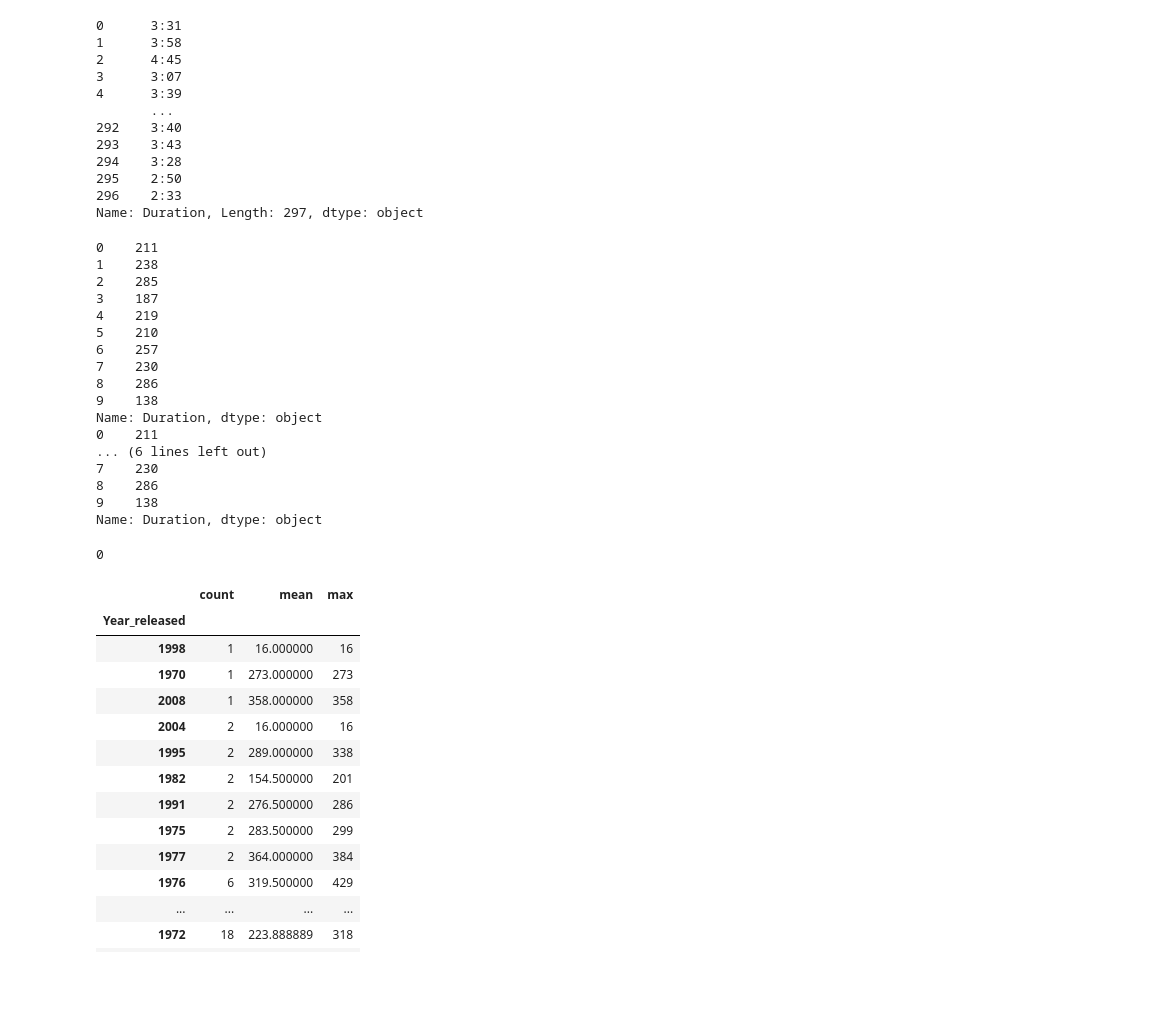
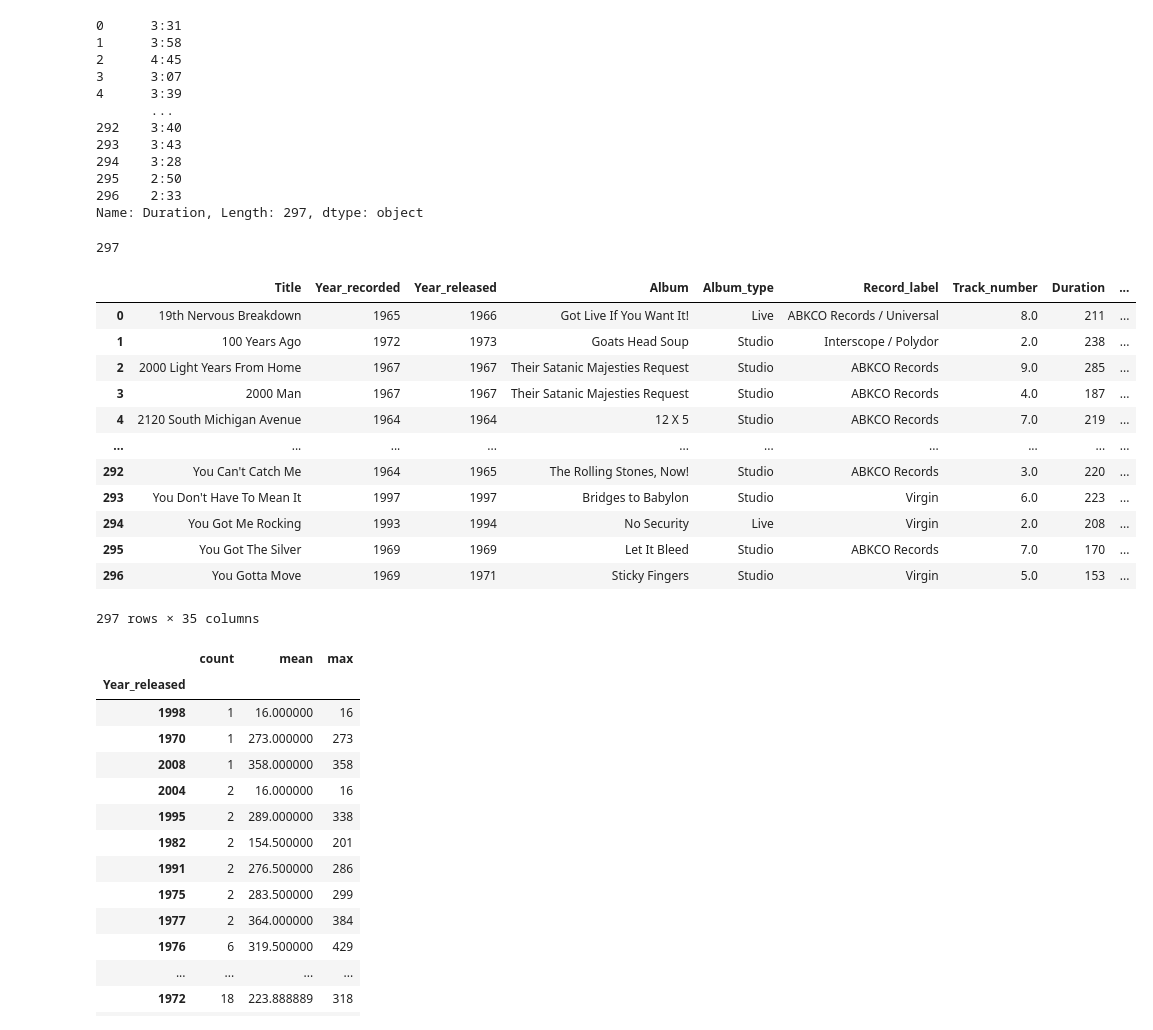
Before and after one commit to devedzic/eda_rs, a Jupyter notebook: eda.ipynb, the cells around one changed output. Drawn from its saved outputs; the diff is of its cells as text; code cells hidden in the pictures; blank space fills up the shorter version.

```diff
--- a/eda.ipynb
+++ b/eda.ipynb
@@ -556,7 +556,8 @@ display(i_iloc)
 display(songs.iloc[i_iloc, [0, 3, 7]])
 
 # Define i_loc, the index (boolean mask) to be used with loc[]
-i_loc = songs.Duration.isna() > 0
+i_loc = songs.Duration.isna()       # to understand this better, try also e.g. i_loc = songs.Title.isna()
+                                    # (Title has no NaNs)
 display(songs.loc[i_loc, ['Title', 'Album', 'Duration']])
 
 # display(songs.loc[i_loc.index, ['Title', 'Album']])
@@ -746,46 +747,40 @@ songs.Duration
 295    2:50
 296    2:33
 Name: Duration, Length: 297, dtype: object
-# %%
-# Convert Duration to int
-
-# songs.Duration
-# songs.Duration[:10]
-# songs[:10]
-
-# duration = songs.Duration.copy()
-# duration[:10]
-# print(duration[0].split(':'))
-
-duration = songs.Duration.copy()
-for i in range(len(duration)):
-    duration[i] = int(duration[i].split(':')[0]) * 60 + int(duration[i].split(':')[1])
-print(duration[:10])
-songs.Duration = duration
-print(songs.Duration[:10])
-songs.Duration.isna().sum()
-
-# m, s = '0:13'.split(':')
-# print(m, s)
-# %% [output]
-0    211
-1    238
-2    285
-3    187
-4    219
-5    210
-6    257
-7    230
-8    286
-9    138
-Name: Duration, dtype: object
-0    211
-... (6 lines left out)
-7    230
-8    286
-9    138
-Name: Duration, dtype: object
-0
+# %%
+# Make sure that now all strings in songs.Duration are of the form 'mm:ss', i.e. they contain ':'
+# using len(songs.Duration.str.contains(':'))
+len(songs.Duration.str.contains(':'))
+# %% [output]
+297
+# %%
+# Convert Duration to int
+
+# Define to_sec() function that converts a single string of the form 'mm:ss' to int
+
+def to_sec(time: str) -> int:
+    min, sec = time.split(':')
+    return int(min) * 60 + int(sec)
+
+# to_sec('2:30')
+
+# Use <pd.df>.<column>.apply(<function>) to convert the entire Duration column to int
+songs.Duration = songs.Duration.apply(to_sec)
+songs
+# %% [output]
+|  | Title | Year_recorded | Year_released | Album | Album_type | Record_label | Track_number | Duration | ... |
+| 0 | 19th Nervous Breakdown | 1965 | 1966 | Got Live If You Want It! | Live | ABKCO Records / Universal | 8.0 | 211 | ... |
+| 1 | 100 Years Ago | 1972 | 1973 | Goats Head Soup | Studio | Interscope / Polydor | 2.0 | 238 | ... |
+| 2 | 2000 Light Years From Home | 1967 | 1967 | Their Satanic Majesties Request | Studio | ABKCO Records | 9.0 | 285 | ... |
+| 3 | 2000 Man | 1967 | 1967 | Their Satanic Majesties Request | Studio | ABKCO Records | 4.0 | 187 | ... |
+| 4 | 2120 South Michigan Avenue | 1964 | 1964 | 12 X 5 | Studio | ABKCO Records | 7.0 | 219 | ... |
+| ... | ... | ... | ... | ... | ... | ... | ... | ... | ... |
+| 292 | You Can't Catch Me | 1964 | 1965 | The Rolling Stones, Now! | Studio | ABKCO Records | 3.0 | 220 | ... |
+| 293 | You Don't Have To Mean It | 1997 | 1997 | Bridges to Babylon | Studio | Virgin | 6.0 | 223 | ... |
+| 294 | You Got Me Rocking | 1993 | 1994 | No Security | Live | Virgin | 2.0 | 208 | ... |
+| 295 | You Got The Silver | 1969 | 1969 | Let It Bleed | Studio | ABKCO Records | 7.0 | 170 | ... |
+| 296 | You Gotta Move | 1969 | 1971 | Sticky Fingers | Studio | Virgin | 5.0 | 153 | ... |
+297 rows × 35 columns
 # %%
 # Make the groupings and aggregations
 
```
Also changed, not shown: parts of 1 cell of this notebook.
